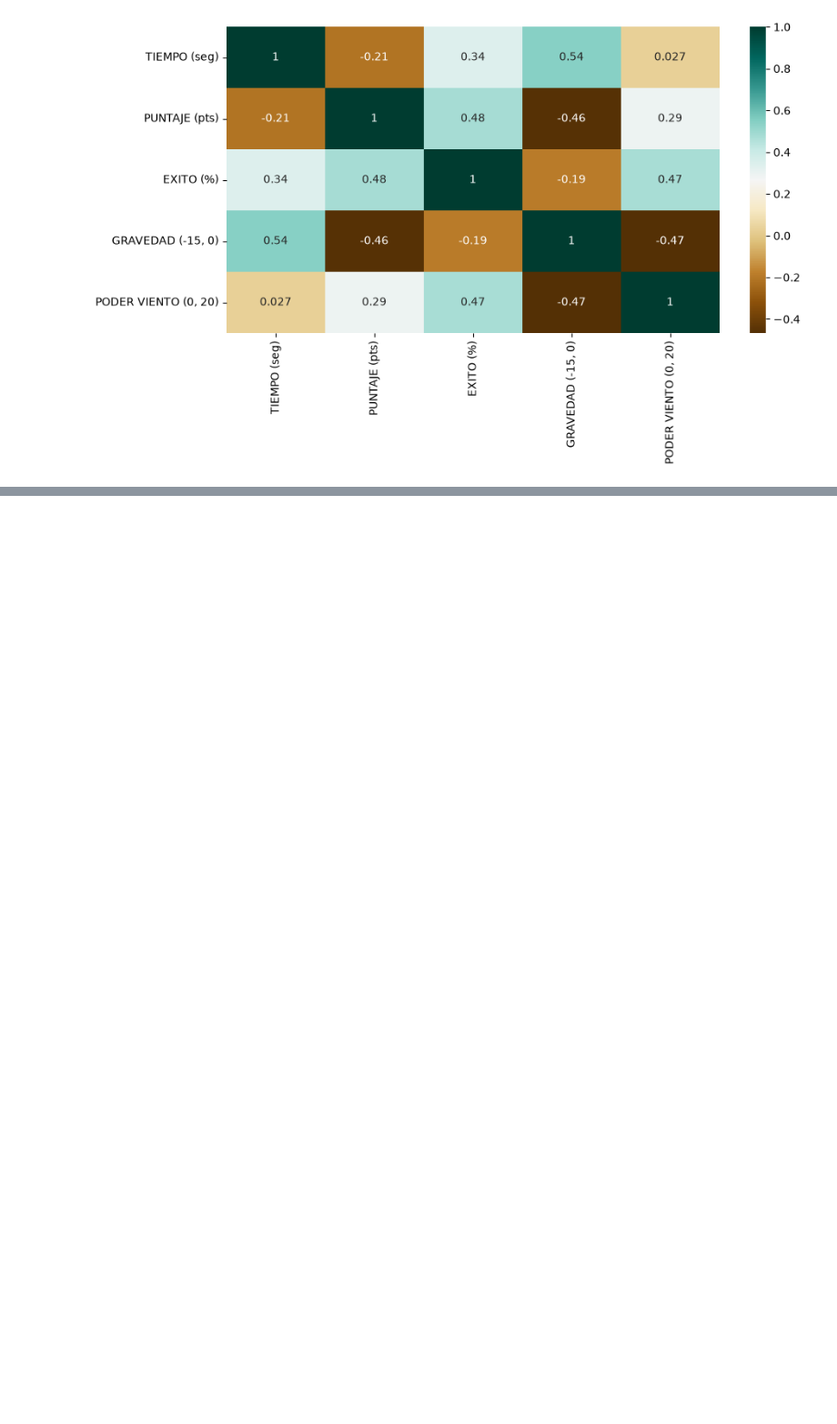
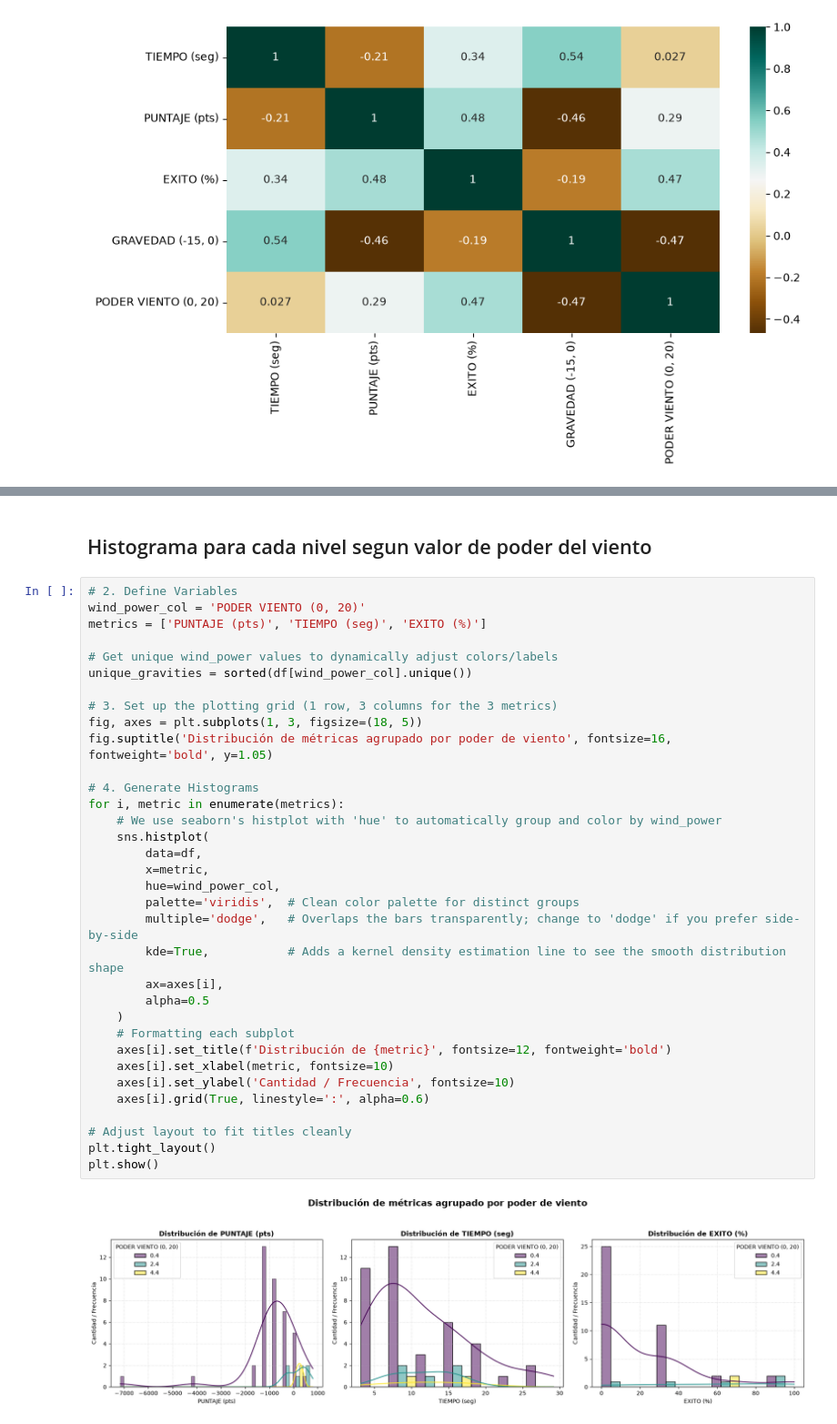
Before and after one commit to pdmeta108/fuzzy-classifier-adaptative-difficulty, a Jupyter notebook: src/notebooks/data_analysis.ipynb, the cells around one changed output, grey strips where cells are left out. Shown at 91% size. Drawn from its saved outputs; the diff is of its cells as text; blank space fills up the shorter version.

```diff
--- a/src/notebooks/data_analysis.ipynb
+++ b/src/notebooks/data_analysis.ipynb
@@ -111,0 +156,38 @@ sns.heatmap(c,cmap="BrBG",annot=True)
+# %% [markdown]
+## Histograma para cada nivel segun valor de poder del viento
+# %%
+# 2. Define Variables
+wind_power_col = 'PODER VIENTO (0, 20)'
+metrics = ['PUNTAJE (pts)', 'TIEMPO (seg)', 'EXITO (%)']
+
+# Get unique wind_power values to dynamically adjust colors/labels
+unique_gravities = sorted(df[wind_power_col].unique())
+
+# 3. Set up the plotting grid (1 row, 3 columns for the 3 metrics)
+fig, axes = plt.subplots(1, 3, figsize=(18, 5))
+fig.suptitle('Distribución de métricas agrupado por poder de viento', fontsize=16, fontweight='bold', y=1.05)
+
+# 4. Generate Histograms
+for i, metric in enumerate(metrics):
+    # We use seaborn's histplot with 'hue' to automatically group and color by wind_power
+    sns.histplot(
+        data=df,
+        x=metric,
+        hue=wind_power_col,
+        palette='viridis',  # Clean color palette for distinct groups
+        multiple='dodge',   # Overlaps the bars transparently; change to 'dodge' if you prefer side-by-side
+        kde=True,           # Adds a kernel density estimation line to see the smooth distribution shape
+        ax=axes[i],
+        alpha=0.5
+    )
+    # Formatting each subplot
+    axes[i].set_title(f'Distribución de {metric}', fontsize=12, fontweight='bold')
+    axes[i].set_xlabel(metric, fontsize=10)
+    axes[i].set_ylabel('Cantidad / Frecuencia', fontsize=10)
+    axes[i].grid(True, linestyle=':', alpha=0.6)
+
+# Adjust layout to fit titles cleanly
+plt.tight_layout()
+plt.show()
+# %% [output]
+[figure, added]
```
Also changed, not shown: parts of 7 cells of this notebook.
